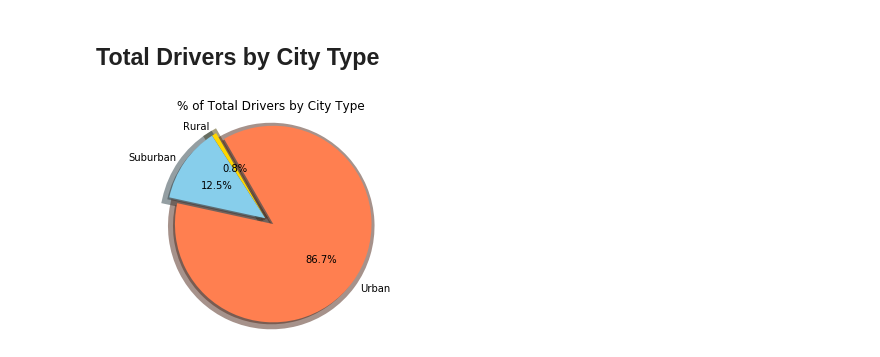
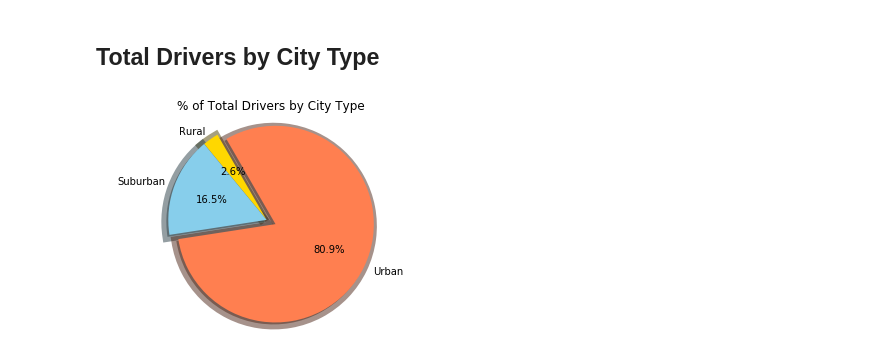
Before and after one commit to dougmcneil94/Matplotlib_Week_5, a Jupyter notebook: pyber_starter-Copy1-checkpoint.ipynb, the cells around one changed output. Drawn from its saved outputs; the diff is of its cells as text; code cells hidden in the pictures.

```diff
--- a/pyber_starter-Copy1-checkpoint.ipynb
+++ b/pyber_starter-Copy1-checkpoint.ipynb
@@ -127,17 +127,18 @@ plt.show()
 ## Total Drivers by City Type
 # %%
 # Calculate Driver Percents
+df_city_type_only=df_city.groupby('type')['driver_count'].sum()
 plt.figure(3)
-plt.pie(df_types_driver, explode=(0,0,0.1), colors=colors, labels=labels, shadow=True, wedgeprops = {'linewidth': 10},
+plt.pie(df_city_type_only, explode=(0,0,0.1), colors=colors, labels=labels, shadow=True, wedgeprops = {'linewidth': 10},
        autopct="%1.1f%%", startangle=3000)
 plt.title('% of Total Drivers by City Type')
 plt.axis("equal")
 # Build Pie Charts
 
 # Save Figure
-plt.savefig(r"C:\Users\Owner\Documents\School\Homework\Matplotlib_Week_5\Resources\Pyber_total_driver.png")
+plt.savefig(r"C:\Users\Owner\Documents\School\Homework\Matplotlib_Week_5\Pyber_total_driver.png")
 
 # Show Figure
 plt.show()
 # %% [output]
-[figure, old version]
+[figure, new version]
```
Also changed, not shown: parts of 3 cells of this notebook, 5 other files.
